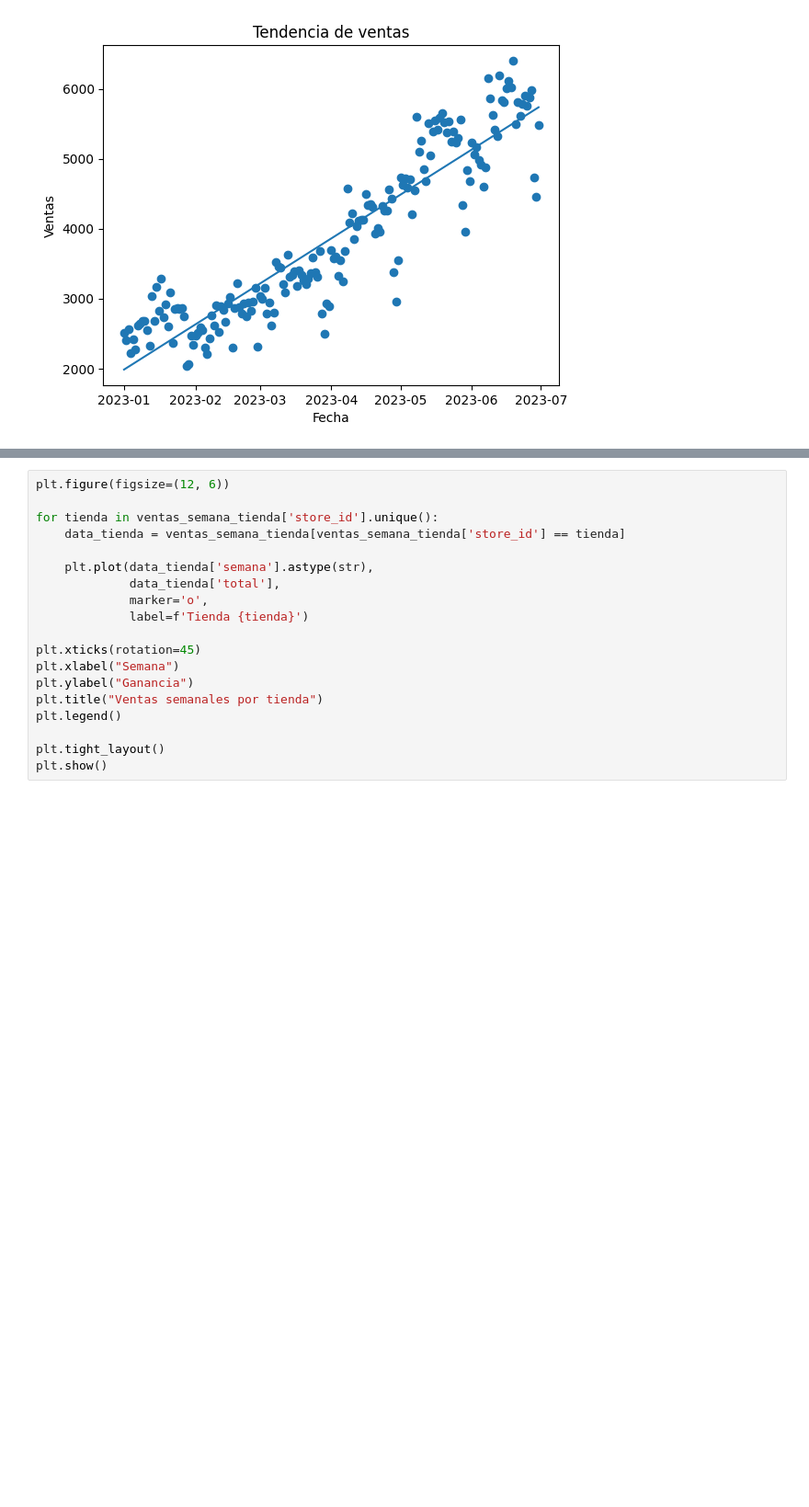
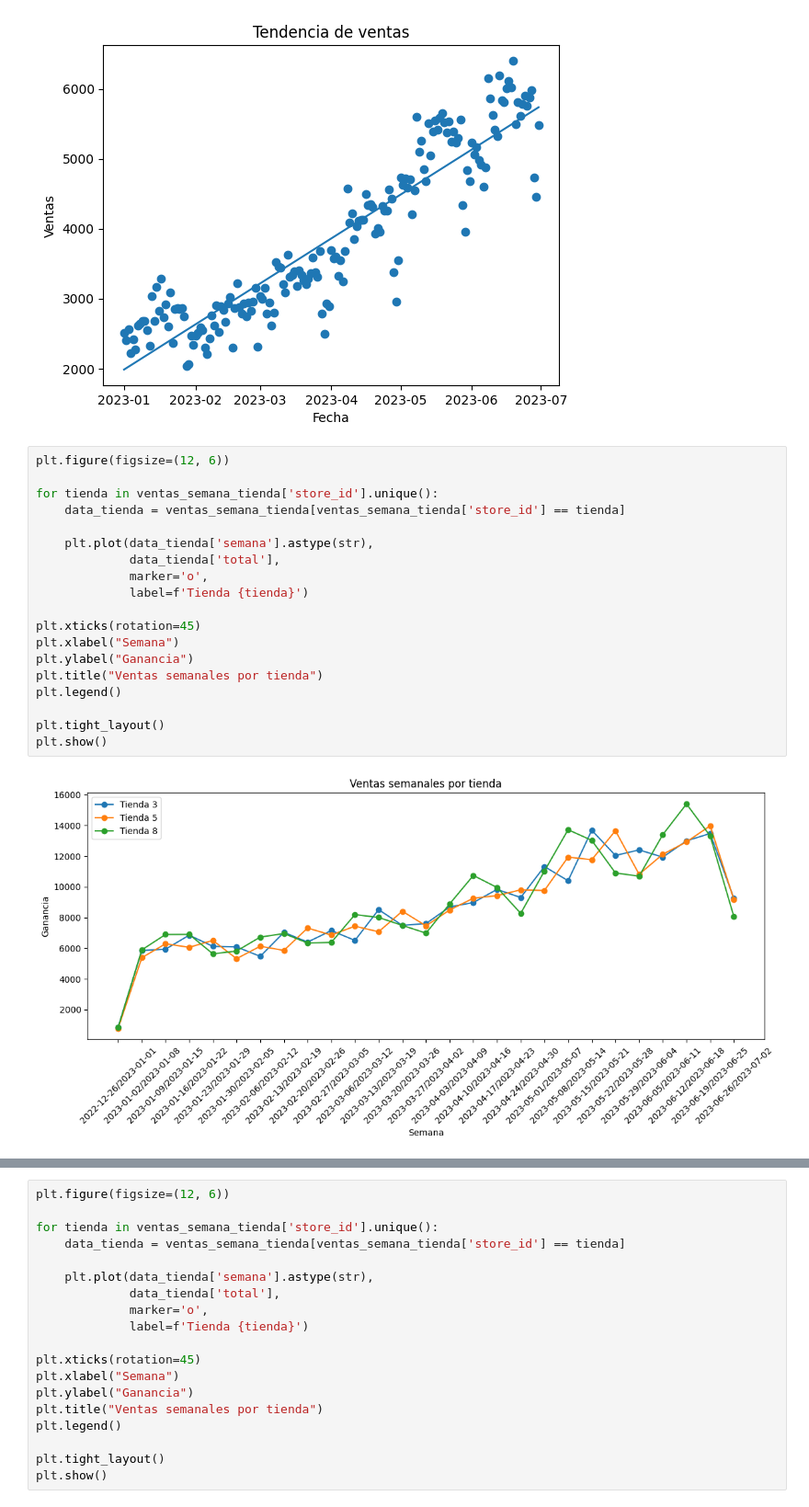
Before and after one commit to cinna-vk/Analisis-en-ventas-de-una-cafeteria, a Jupyter notebook: mineria_PIA.ipynb, the cells around one changed output, grey strips where cells are left out. Shown at 92% size. Saved outputs shown, nothing was run; the diff lists cells and outputs as text; blank space fills up the shorter version.

```diff
--- a/mineria_PIA.ipynb
+++ b/mineria_PIA.ipynb
@@ -199,3 +265,24 @@ plt.ylabel("Ventas")
 plt.show()
 # %% [output]
 [figure]
+# %%
+plt.figure(figsize=(12, 6))
+
+for tienda in ventas_semana_tienda['store_id'].unique():
+    data_tienda = ventas_semana_tienda[ventas_semana_tienda['store_id'] == tienda]
+
+    plt.plot(data_tienda['semana'].astype(str),
+             data_tienda['total'],
+             marker='o',
+             label=f'Tienda {tienda}')
+
+plt.xticks(rotation=45)
+plt.xlabel("Semana")
+plt.ylabel("Ganancia")
+plt.title("Ventas semanales por tienda")
+plt.legend()
+
+plt.tight_layout()
+plt.show()
+# %% [output]
+[figure, added]
```
Also changed, not shown: parts of 21 cells of this notebook.
